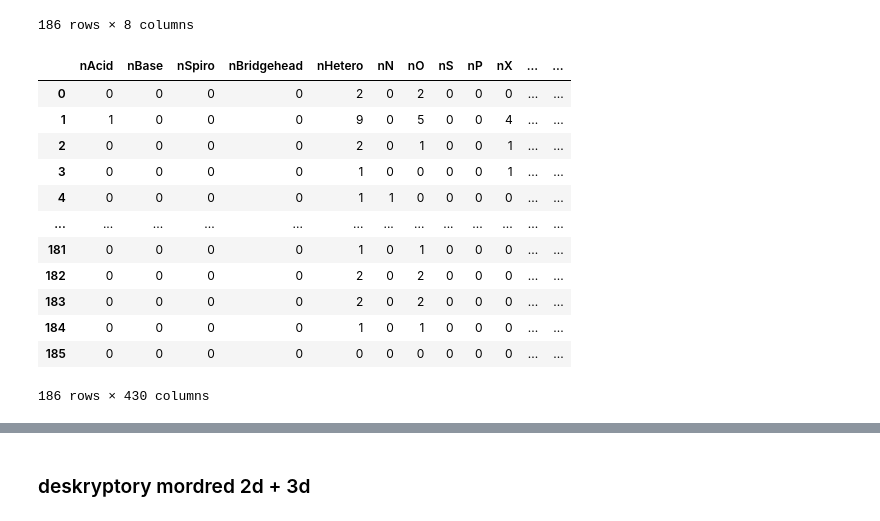
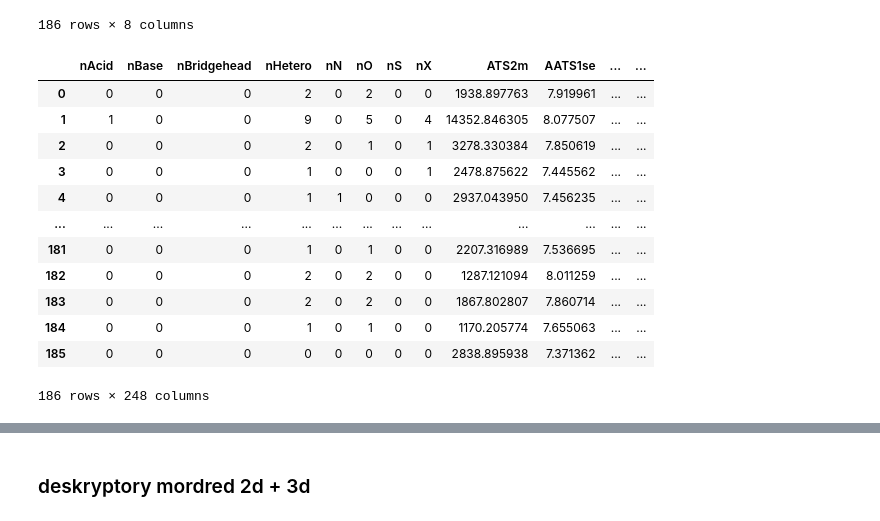
Before and after one commit to igmure/Redox_pred, a Jupyter notebook: model.ipynb, the cells around one changed output, grey strips where cells are left out. Saved outputs shown, nothing was run; the diff lists cells and outputs as text; code cells hidden in the pictures.

```diff
--- a/model.ipynb
+++ b/model.ipynb
@@ -84,7 +90,7 @@ KNN: {'Train MSE': 0.881045045045045, 'Train MAE': 0.612882882882883, 'Train R2'
 # %% [markdown]
 ### deskryptory 2d z mordred + informacje o ładunku, liczbie wolnych elektronów
 # %%
-df_descriptors = pd.read_csv('data/2d_descriptors.csv')
+df_descriptors = pd.read_csv('data/2ds.csv')
 df = pd.read_csv('data/OROP_updated.csv', index_col=False)
 df=df.drop(columns=['Solvent'])
 # %%
@@ -105,22 +111,22 @@ df
 186 rows × 8 columns
 # %%
 # Dodaj kolumny z df do df_descriptors
-columns_to_add = ['Charge_gn', 'Charge_rd', 'UHF_gn', 'UHF_rd', 'NumAtoms_1']
+columns_to_add = ['Charge_gn', 'Charge_rd', 'UHF_gn', 'UHF_rd']
 df_descriptors[columns_to_add] = df[columns_to_add]
 
 # Wyświetl df_descriptors, aby sprawdzić, czy kolumny zostały dodane
 df_descriptors
 # %% [output]
-|  | nAcid | nBase | nSpiro | nBridgehead | nHetero | nN | nO | nS | nP | nX | ... | ... |
-| 0 | 0 | 0 | 0 | 0 | 2 | 0 | 2 | 0 | 0 | 0 | ... | ... |
-| 1 | 1 | 0 | 0 | 0 | 9 | 0 | 5 | 0 | 0 | 4 | ... | ... |
-| 2 | 0 | 0 | 0 | 0 | 2 | 0 | 1 | 0 | 0 | 1 | ... | ... |
-| 3 | 0 | 0 | 0 | 0 | 1 | 0 | 0 | 0 | 0 | 1 | ... | ... |
-| 4 | 0 | 0 | 0 | 0 | 1 | 1 | 0 | 0 | 0 | 0 | ... | ... |
+|  | nAcid | nBase | nBridgehead | nHetero | nN | nO | nS | nX | ATS2m | AATS1se | ... | ... |
+| 0 | 0 | 0 | 0 | 2 | 0 | 2 | 0 | 0 | 1938.897763 | 7.919961 | ... | ... |
+| 1 | 1 | 0 | 0 | 9 | 0 | 5 | 0 | 4 | 14352.846305 | 8.077507 | ... | ... |
+| 2 | 0 | 0 | 0 | 2 | 0 | 1 | 0 | 1 | 3278.330384 | 7.850619 | ... | ... |
+| 3 | 0 | 0 | 0 | 1 | 0 | 0 | 0 | 1 | 2478.875622 | 7.445562 | ... | ... |
+| 4 | 0 | 0 | 0 | 1 | 1 | 0 | 0 | 0 | 2937.043950 | 7.456235 | ... | ... |
 | ... | ... | ... | ... | ... | ... | ... | ... | ... | ... | ... | ... | ... |
-| 181 | 0 | 0 | 0 | 0 | 1 | 0 | 1 | 0 | 0 | 0 | ... | ... |
-| 182 | 0 | 0 | 0 | 0 | 2 | 0 | 2 | 0 | 0 | 0 | ... | ... |
-| 183 | 0 | 0 | 0 | 0 | 2 | 0 | 2 | 0 | 0 | 0 | ... | ... |
-| 184 | 0 | 0 | 0 | 0 | 1 | 0 | 1 | 0 | 0 | 0 | ... | ... |
-| 185 | 0 | 0 | 0 | 0 | 0 | 0 | 0 | 0 | 0 | 0 | ... | ... |
+| 181 | 0 | 0 | 0 | 1 | 0 | 1 | 0 | 0 | 2207.316989 | 7.536695 | ... | ... |
+| 182 | 0 | 0 | 0 | 2 | 0 | 2 | 0 | 0 | 1287.121094 | 8.011259 | ... | ... |
+| 183 | 0 | 0 | 0 | 2 | 0 | 2 | 0 | 0 | 1867.802807 | 7.860714 | ... | ... |
+| 184 | 0 | 0 | 0 | 1 | 0 | 1 | 0 | 0 | 1170.205774 | 7.655063 | ... | ... |
+| 185 | 0 | 0 | 0 | 0 | 0 | 0 | 0 | 0 | 2838.895938 | 7.371362 | ... | ... |
-186 rows × 430 columns
+186 rows × 248 columns
```
Also changed, not shown: parts of 8 cells of this notebook, 7 other files.
